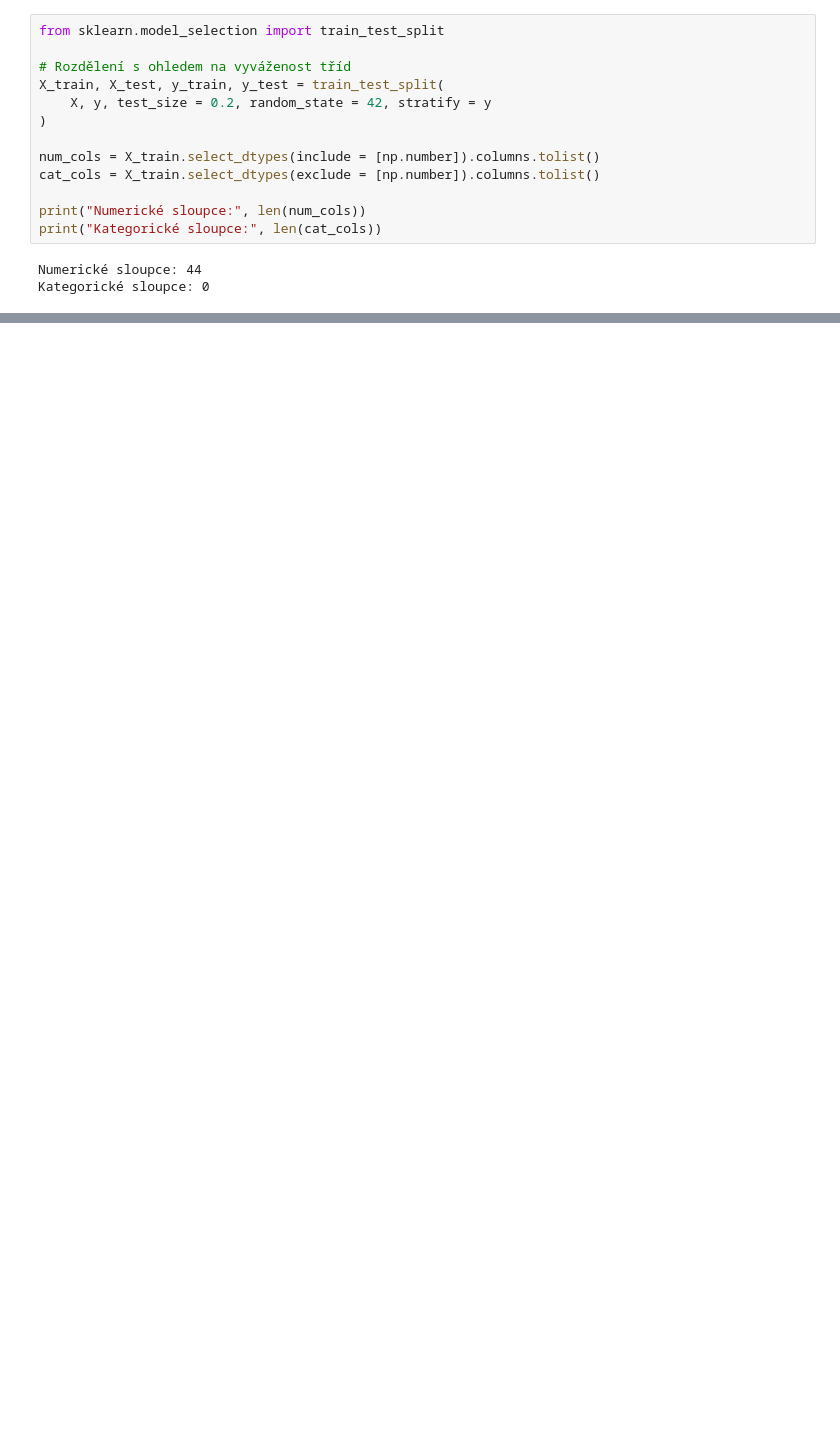
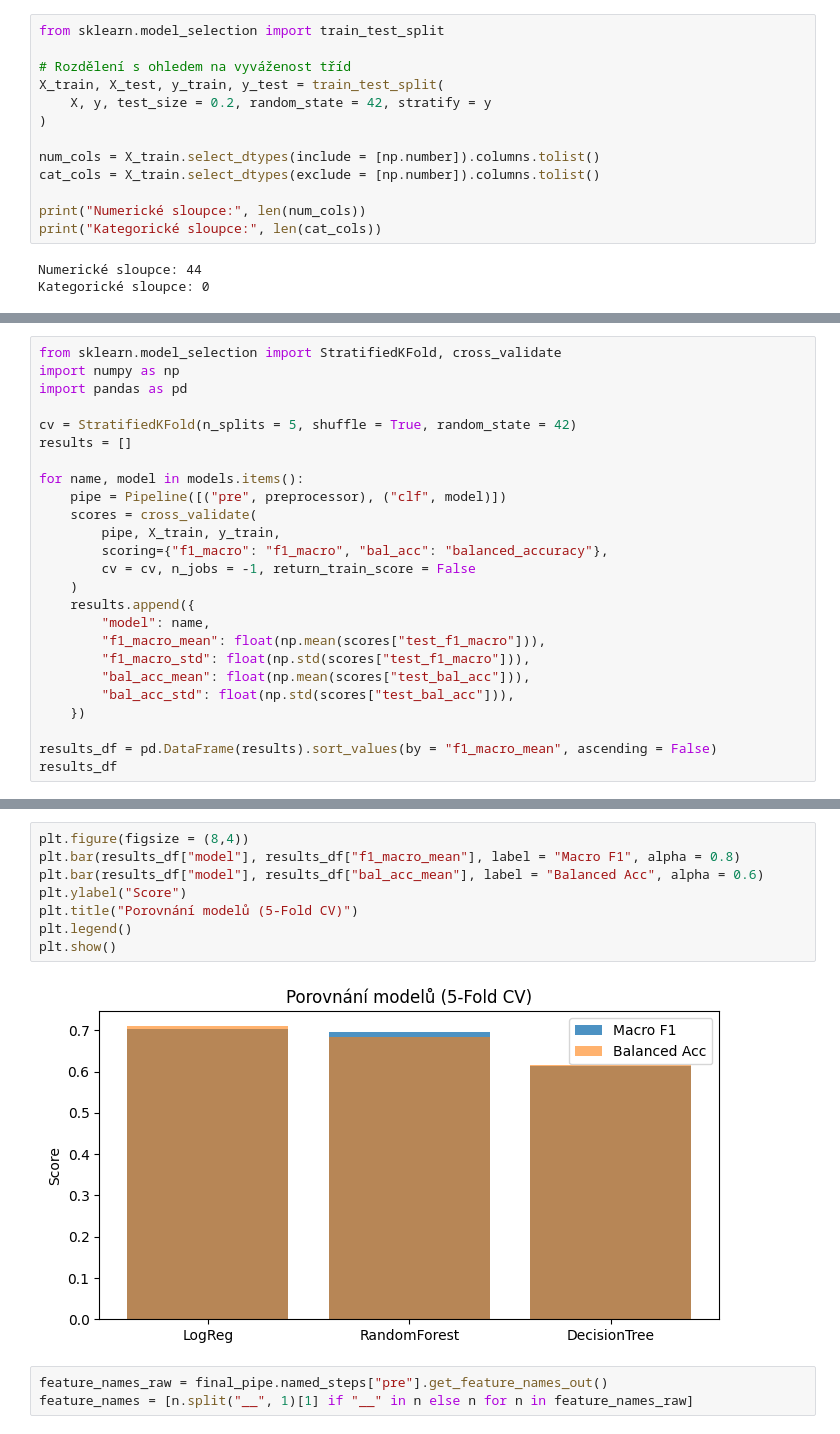
Before and after one commit to misahoskova/4IZ566-FIS-VSE, a Jupyter notebook: semestralka.ipynb, the cells around one changed output, grey strips where cells are left out. Saved outputs shown, nothing was run; the diff lists cells and outputs as text; blank space fills up the shorter version.

```diff
--- a/semestralka.ipynb
+++ b/semestralka.ipynb
@@ -693,0 +756,25 @@ dtype: object
+# %%
+from sklearn.model_selection import StratifiedKFold, cross_validate
+import numpy as np
+import pandas as pd
+
+cv = StratifiedKFold(n_splits = 5, shuffle = True, random_state = 42)
+results = []
+
+for name, model in models.items():
+    pipe = Pipeline([("pre", preprocessor), ("clf", model)])
+    scores = cross_validate(
+        pipe, X_train, y_train,
+        scoring={"f1_macro": "f1_macro", "bal_acc": "balanced_accuracy"},
+        cv = cv, n_jobs = -1, return_train_score = False
+    )
+    results.append({
+        "model": name,
+        "f1_macro_mean": float(np.mean(scores["test_f1_macro"])),
+        "f1_macro_std": float(np.std(scores["test_f1_macro"])),
+        "bal_acc_mean": float(np.mean(scores["test_bal_acc"])),
+        "bal_acc_std": float(np.std(scores["test_bal_acc"])),
+    })
+
+results_df = pd.DataFrame(results).sort_values(by = "f1_macro_mean", ascending = False)
+results_df
@@ -693,0 +831,13 @@ dtype: object
+# %%
+plt.figure(figsize = (8,4))
+plt.bar(results_df["model"], results_df["f1_macro_mean"], label = "Macro F1", alpha = 0.8)
+plt.bar(results_df["model"], results_df["bal_acc_mean"], label = "Balanced Acc", alpha = 0.6)
+plt.ylabel("Score")
+plt.title("Porovnání modelů (5-Fold CV)")
+plt.legend()
+plt.show()
+# %% [output]
+[figure, added]
+# %%
+feature_names_raw = final_pipe.named_steps["pre"].get_feature_names_out()
+feature_names = [n.split("__", 1)[1] if "__" in n else n for n in feature_names_raw]
```
Also changed, not shown: parts of 12 cells of this notebook, 1 other file.
